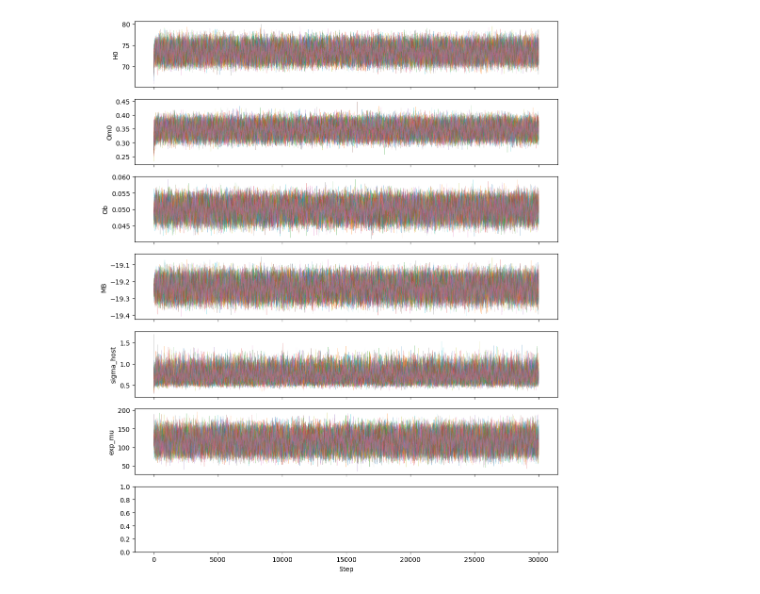
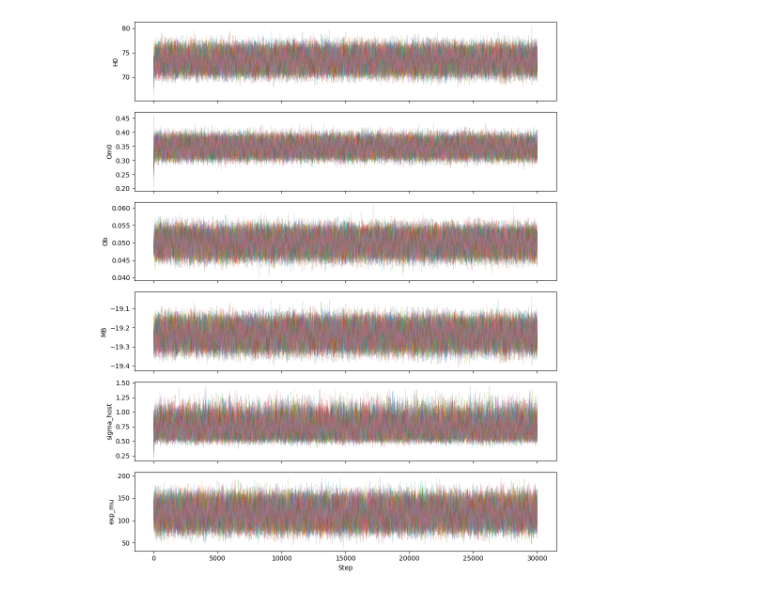
Before and after one commit to bwesley92/MCMC-cosmo, a Jupyter notebook: Codes/GR-based/LCDM/SNe_FRB/LCDM_SNe_FRB.ipynb, the cells around one changed output. Drawn from its saved outputs; the diff is of its cells as text; code cells hidden in the pictures.

```diff
--- a/Codes/GR-based/LCDM/SNe_FRB/LCDM_SNe_FRB.ipynb
+++ b/Codes/GR-based/LCDM/SNe_FRB/LCDM_SNe_FRB.ipynb
@@ -377,14 +375,15 @@ Saved to                  : flat_samples_LCDM_sne_frb.npy
 # ====================================================
 
 param_names  = ["H0", "Om0", "Ob", "MB", "sigma_host", "exp_mu"]
-param_labels = [r"H_0", r"\Omega_{m,0}", r"\Omega_{b,0}", r"M_B",
-                r"\sigma_{\rm host}", r"e^\mu"]
+param_labels = [r"H_0", r"\Omega_{\rm m}", r"\Omega_{\rm b}",
+                r"M_B", r"\sigma_{\rm host}", r"e^\mu"]
 
 samples_gd = MCSamples(
     samples=flat_samples,
     names=param_names,
     labels=param_labels
 )
+
 samples_gd.updateSettings({
     "smooth_scale_1D": 0.25,
     "smooth_scale_2D": 0.25,
@@ -393,18 +392,43 @@ samples_gd.updateSettings({
 })
 
 g = plots.get_subplot_plotter()
-g.settings.axes_fontsize       = 12
-g.settings.lab_fontsize        = 14
-g.settings.legend_fontsize     = 10
-g.settings.linewidth_contour   = 1.2
+g.settings.axes_fontsize       = 14
+g.settings.lab_fontsize        = 16
+g.settings.legend_fontsize     = 12
+g.settings.linewidth_contour   = 1.5
 g.settings.num_plot_contours   = 2
 g.settings.axis_marker_lw      = 1.0
 g.settings.figure_legend_frame = False
 g.settings.alpha_filled_add    = 0.3
+
 g.triangle_plot(samples_gd, filled=True,
                 legend_labels=["SNe + FRB"],
-                title_limit=1)
+                title_limit=0)
 
+# ---- Fill under curve and add titles from samples ----
+fmt_map = {"H0": ".2f", "Om0": ".3f", "Ob": ".4f", "MB": ".3f", "sigma_host": ".3f", "exp_mu": ".1f"}
+
+for i, name in enumerate(param_names):
+    samples = flat_samples[:, i]
+    median  = np.percentile(samples, 50)
+    lower68 = np.percentile(samples, 16)
+    upper68 = np.percentile(samples, 84)
+    ep68    = upper68 - median
+    em68    = median  - lower68
+
+    ax   = g.subplots[i, i]
+    line = ax.get_lines()[0]
+    line.set_linewidth(1.0)
+
+    # Median line
+    ax.axvline(median, color="blue", lw=1.0, ls="--", alpha=0.9)
+
+    # Add title from samples
+    fmt   = fmt_map[name]
+    title = f"${param_labels[i]} = {median:{fmt}}^{{+{ep68:{fmt}}}}_{{-{em68:{fmt}}}}$"
+    ax.set_title(title, fontsize=11, pad=4)
+
+plt.subplots_adjust(top=0.95)
 figname = "Corner_LCDM_sne_frb.png"
 plt.savefig(figname, dpi=300, bbox_inches="tight")
 plt.show()
@@ -448,16 +485,17 @@ for name in ["H0", "Om0", "Ob", "MB", "sigma_host", "exp_mu"]:
 # %%
 # ====================================================
 # Walker chains
 # ====================================================
 
 chain_plot = sampler.get_chain().copy()
 
-fig, axes = plt.subplots(7, figsize=(10, 12), sharex=True)
+fig, axes = plt.subplots(6, figsize=(10, 12), sharex=True)
 for i, label in enumerate(["H0", "Om0", "Ob", "MB", "sigma_host", "exp_mu"]):
     axes[i].plot(chain_plot[:, :, i], alpha=0.3, lw=0.5)
     axes[i].set_ylabel(label)
 axes[-1].set_xlabel("Step")
+
 plt.tight_layout()
 plt.show()
 # %% [output]
-[figure, old version]
+[figure, new version]
```
Also changed, not shown: parts of 8 cells of this notebook, 40 other files.
